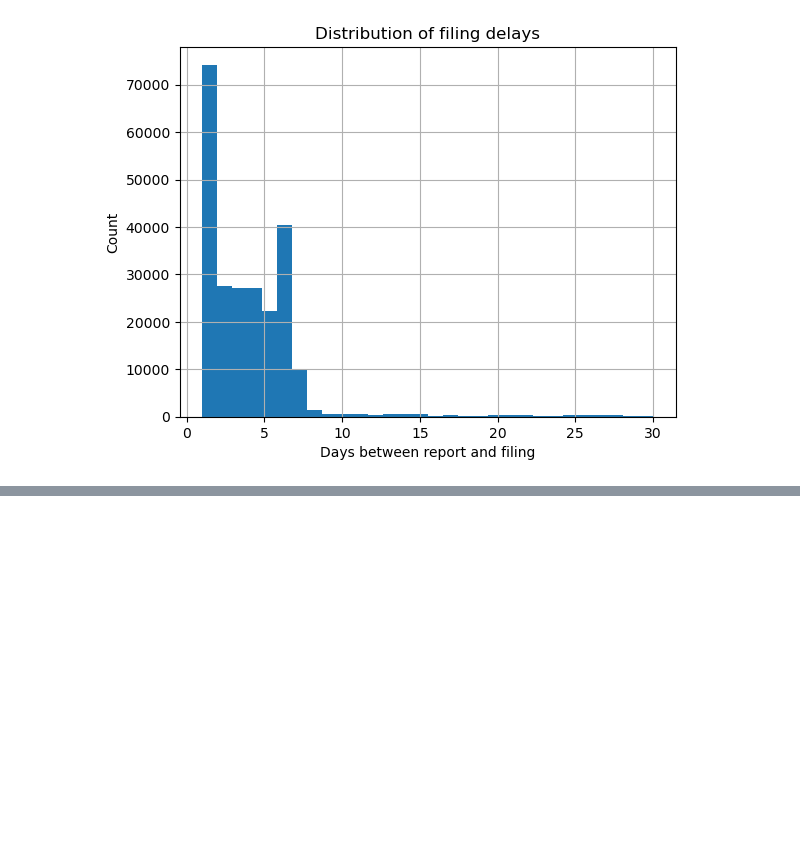
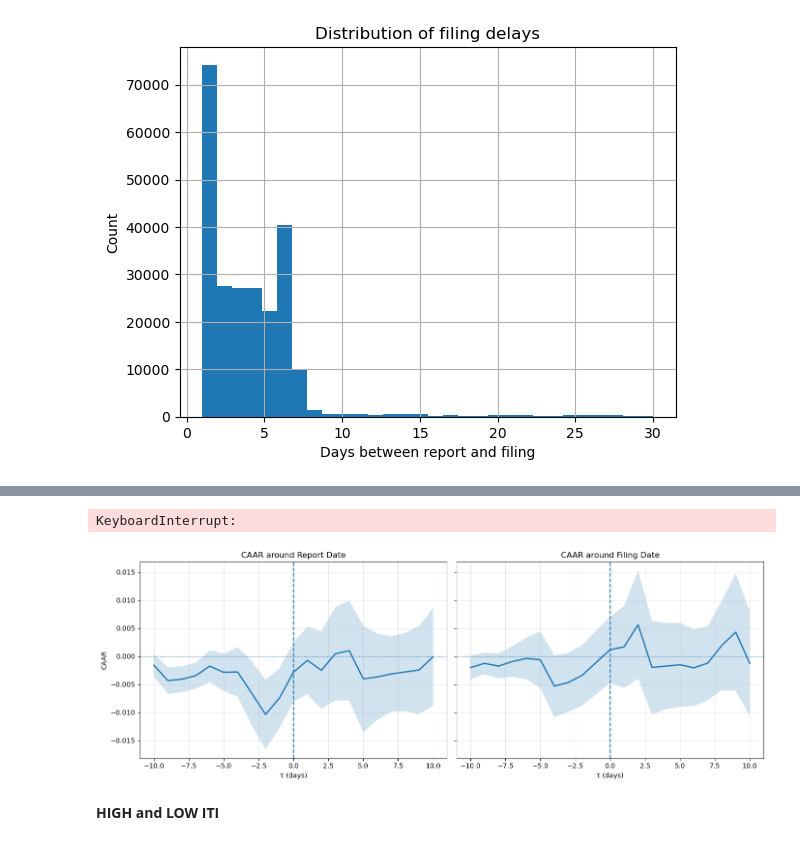
Before and after one commit to Wfiles/iti-8k-analysis, a Jupyter notebook: sec_8k.ipynb, the cells around one changed output, grey strips where cells are left out. Cells and saved outputs as stored; diff of their text form; code cells hidden in the pictures; blank space fills up the shorter version.

```diff
--- a/sec_8k.ipynb
+++ b/sec_8k.ipynb
@@ -386,0 +434,36 @@ shape: (10_426_063, 11)
+# %%
+event_study_filing = event_study.select(["permno", "filing_date"]).unique()
+event_study_report = event_study.select(["permno", "date"]).unique()
+# %%
+df_events = event_study_filing.rename({'filing_date': 'event_date'})
+df_events_report = event_study_report.rename({'date': 'event_date'})
+# %%
+from src.utils.event_study import event_study
+results = event_study(
+    df_events=df_events.to_pandas(),
+    window_before=10,
+    window_after=10,
+    est_window=750,
+    gap=30,
+    min_obs=500,
+    market_model='fama-mom'
+)
+# %% [output]
+KeyboardInterrupt:
+# %%
+result_report = event_study(
+    df_events=df_events_report.to_pandas(),
+    window_before=10,
+    window_after=10,
+    est_window=750,
+    gap=30,
+    min_obs=500,
+    market_model='fama-mom'
+)
+# %%
+from src.utils.event_study import  plot_report_vs_filing
+plot_report_vs_filing(result_report, results)
+# %% [output]
+[figure, added]
+# %% [markdown]
+**HIGH and LOW ITI**
```
Also changed, not shown: parts of 68 cells of this notebook, 8 other files.
